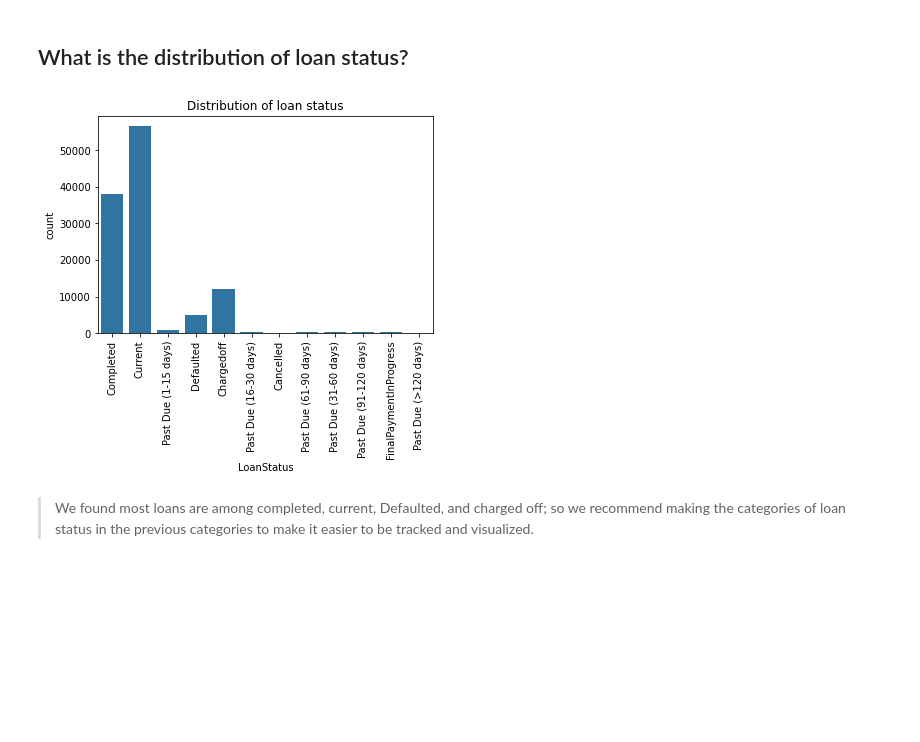
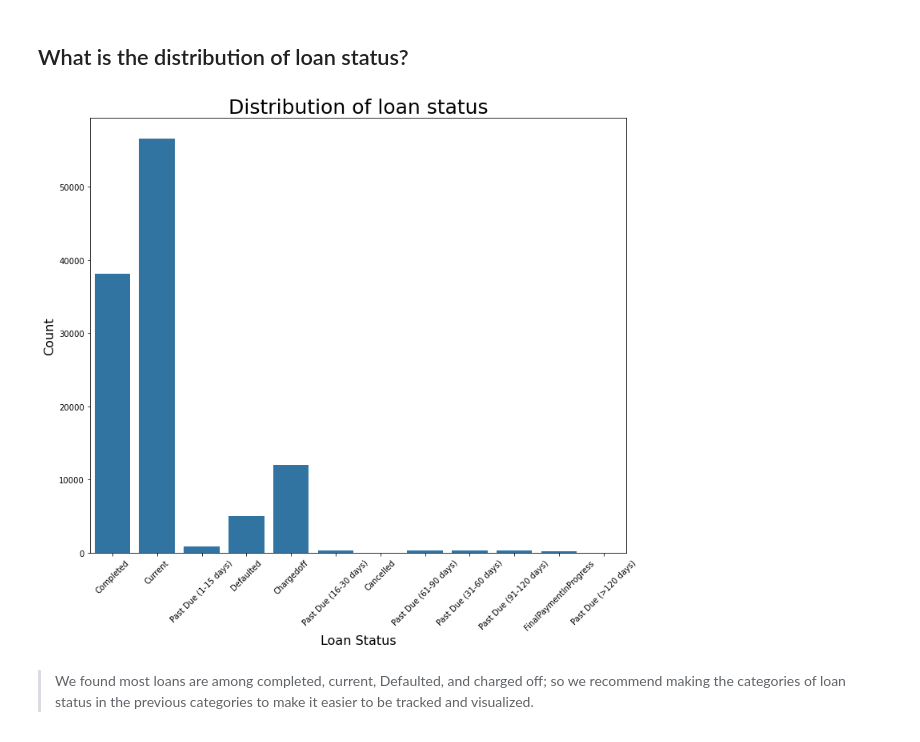
Before and after one commit to merna17798/Project_3_Udacity, a Jupyter notebook: udacity.ipynb, the cells around one changed output. Saved outputs shown, nothing was run; the diff lists cells and outputs as text; code cells hidden in the pictures; blank space fills up the shorter version.

```diff
--- a/udacity.ipynb
+++ b/udacity.ipynb
@@ -80,20 +80,26 @@ memory usage: 29.0+ MB
 # %% [markdown]
 # Univariate Exploration
 # %%
-def univariate_ploting(data, feature, label):
+# Function to plot all univariate plots
+def univariate_ploting(data, feature, label, angle, xlabel, ylabel):
+    # figure size
+    plt.figure(figsize = [12, 10])
     # Plot the ProsperLoan type on a Vertical bar chart
     base_color = sb.color_palette()[0]
     sb.countplot(data=data, x=feature, color=base_color);
     # Use xticks to rotate the category labels (not axes) counter-clockwise
-    plt.xticks(rotation=90);
+    plt.xticks(rotation=angle);
+    # x-label, y-label
+    plt.xlabel(xlabel, fontsize=16)
+    plt.ylabel(ylabel, fontsize=16)
     # displaying the title
-    plt.title(label)
+    plt.title(label, fontsize=25)
 # %% [markdown]
 ## What is the distribution of loan status?
 # %%
-univariate_ploting(df, 'LoanStatus', "Distribution of loan status")
+univariate_ploting(df, 'LoanStatus', "Distribution of loan status",45, 'Loan Status', 'Count')
 # %% [output]
-[figure, old version]
+[figure, new version]
 # %% [markdown]
 > We found most loans are among completed, current, Defaulted, and charged off; so we recommend making the categories of loan status in the previous categories to make it easier to be tracked and visualized.
 # %% [markdown]
```
Also changed, not shown: parts of 20 cells of this notebook, 2 other files.
